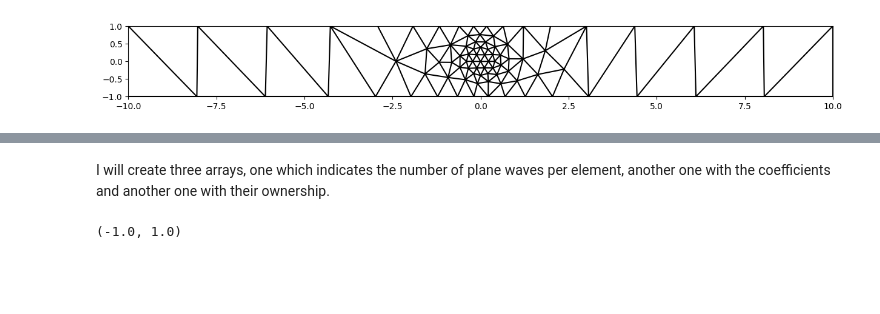
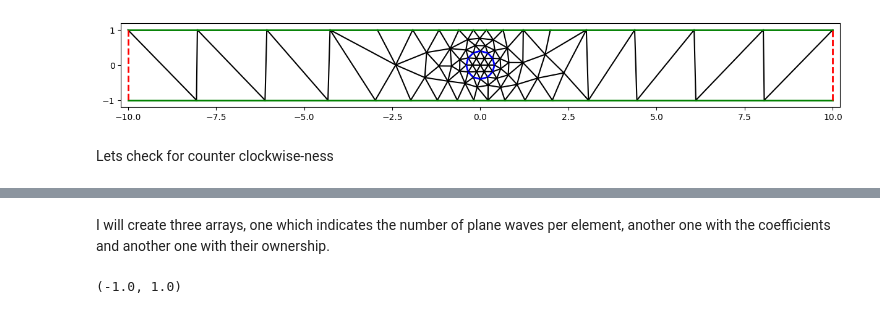
Before and after one commit to MPenaR/UWVFTrefftz, a Jupyter notebook: src/test_trefft.ipynb, the cells around one changed output, grey strips where cells are left out. Saved outputs shown, nothing was run; the diff lists cells and outputs as text; code cells hidden in the pictures; blank space fills up the shorter version.

```diff
--- a/src/test_trefft.ipynb
+++ b/src/test_trefft.ipynb
@@ -29,22 +30,49 @@ Omega = Mesh(ngmesh)
 # %%
-def plot_mesh( M : Mesh, ax : Optional[plt.Axes] = None ):
+def plot_mesh( M : Mesh, ax : plt.Axes | None = None):
     """Plots a mesh"""
     points = np.fromiter( (v.point for v in M.vertices), dtype=np.dtype((float, 2)), count=M.nv)
 
     if ax is None:
         _, ax = plt.subplots( figsize=(15,3))
     for l in M.edges:
-        px, py = points[l.vertices[0].nr]
-        qx, qy = points[l.vertices[1].nr]
-        ax.plot( [px, qx], [py, qy], 'k')
+        if len(l.elements) == 2:
+            px, py = points[l.vertices[0].nr]
+            qx, qy = points[l.vertices[1].nr]
+            ax.plot( [px, qx], [py, qy], 'k')
+
+    lw = 2
+
+    for e in M.Boundaries("Gamma").Elements():
+        px, py = points[e.vertices[0].nr]
+        qx, qy = points[e.vertices[1].nr]
+        ax.plot( [px, qx], [py, qy], 'g', linewidth=lw)
+
+    for e in M.Boundaries("Sigma_p").Elements():
+        px, py = points[e.vertices[0].nr]
+        qx, qy = points[e.vertices[1].nr]
+        ax.plot( [px, qx], [py, qy], '--r', linewidth=lw)
+
+    for e in M.Boundaries("Sigma_n").Elements():
+        px, py = points[e.vertices[0].nr]
+        qx, qy = points[e.vertices[1].nr]
+        ax.plot( [px, qx], [py, qy], '--r', linewidth=lw)
+
+
+    for e in M.Boundaries("dOmega").Elements():
+        px, py = points[e.vertices[0].nr]
+        qx, qy = points[e.vertices[1].nr]
+        ax.plot( [px, qx], [py, qy], '--b', linewidth=lw)
+
 
     #ax.scatter(x=points[:,0], y=points[:,1])
-
+    d = 0.2
     ax.axis('square')
-    ax.set_xlim([-R,R])
-    ax.set_ylim([-H,H])
+    ax.set_xlim([-R-d,R+d])
+    ax.set_ylim([-H-d,H+d])
 
 
 plot_mesh(Omega)
 # %% [output]
-[figure, old version]
+[figure, new version]
+# %% [markdown]
+Lets check for counter clockwise-ness
```
Also changed, not shown: parts of 18 cells of this notebook.
